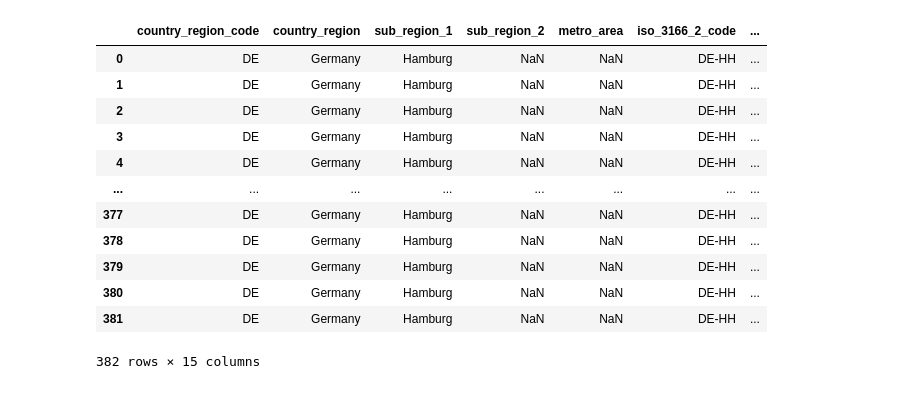
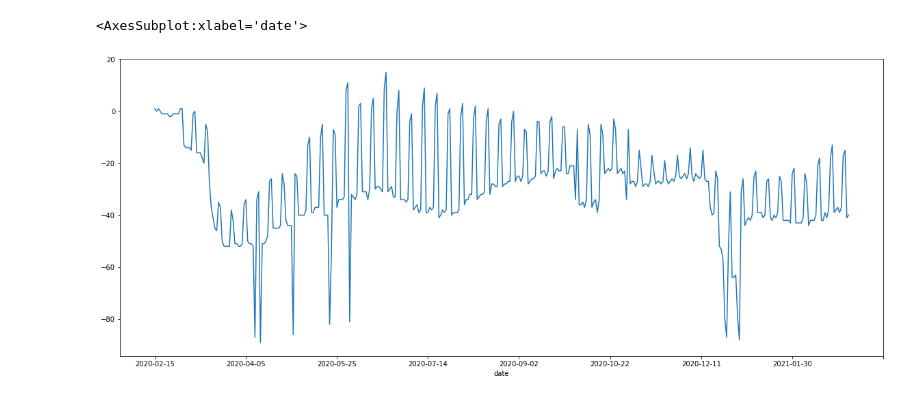
Before and after one commit to johannes-gehrs/corona-forecast-hamburg, a Jupyter notebook: corona.ipynb, the cells around one changed output. Drawn from its saved outputs; the diff is of its cells as text; code cells hidden in the pictures.

```diff
--- a/corona.ipynb
+++ b/corona.ipynb
@@ -27,19 +30,18 @@ incidence_df['date'] = pd.to_datetime(incidence_df['date'])
 # %%
-mobility_df = pd.read_csv("./data/2020_DE_Region_Mobility_Report.csv")
+cols = ['sub_region_1', 'date', 'retail_and_recreation_percent_change_from_baseline',
+        'grocery_and_pharmacy_percent_change_from_baseline',
+        'parks_percent_change_from_baseline',
+        'transit_stations_percent_change_from_baseline',
+        'workplaces_percent_change_from_baseline',
+        'residential_percent_change_from_baseline']
+
+mobility_df = pd.read_csv("./data/2020_DE_Region_Mobility_Report.csv", usecols=cols)
 mobility_df = mobility_df.loc[mobility_df['sub_region_1'] == "Hamburg"]
 mobility_df.reset_index(drop=True, inplace=True)
-mobility_df
+mobility_df.set_index('date',  inplace=True)
+
+
+mobility_df['workplaces_percent_change_from_baseline'].plot(figsize=(20,8))
 # %% [output]
-|  | country_region_code | country_region | sub_region_1 | sub_region_2 | metro_area | iso_3166_2_code | ... |
-| 0 | DE | Germany | Hamburg | NaN | NaN | DE-HH | ... |
-| 1 | DE | Germany | Hamburg | NaN | NaN | DE-HH | ... |
-| 2 | DE | Germany | Hamburg | NaN | NaN | DE-HH | ... |
-| 3 | DE | Germany | Hamburg | NaN | NaN | DE-HH | ... |
-| 4 | DE | Germany | Hamburg | NaN | NaN | DE-HH | ... |
-| ... | ... | ... | ... | ... | ... | ... | ... |
-| 377 | DE | Germany | Hamburg | NaN | NaN | DE-HH | ... |
-| 378 | DE | Germany | Hamburg | NaN | NaN | DE-HH | ... |
-| 379 | DE | Germany | Hamburg | NaN | NaN | DE-HH | ... |
-| 380 | DE | Germany | Hamburg | NaN | NaN | DE-HH | ... |
-| 381 | DE | Germany | Hamburg | NaN | NaN | DE-HH | ... |
-382 rows × 15 columns
+<AxesSubplot:xlabel='date'>
+[figure, added]
```
Also changed, not shown: parts of 2 cells of this notebook, 2 other files.
